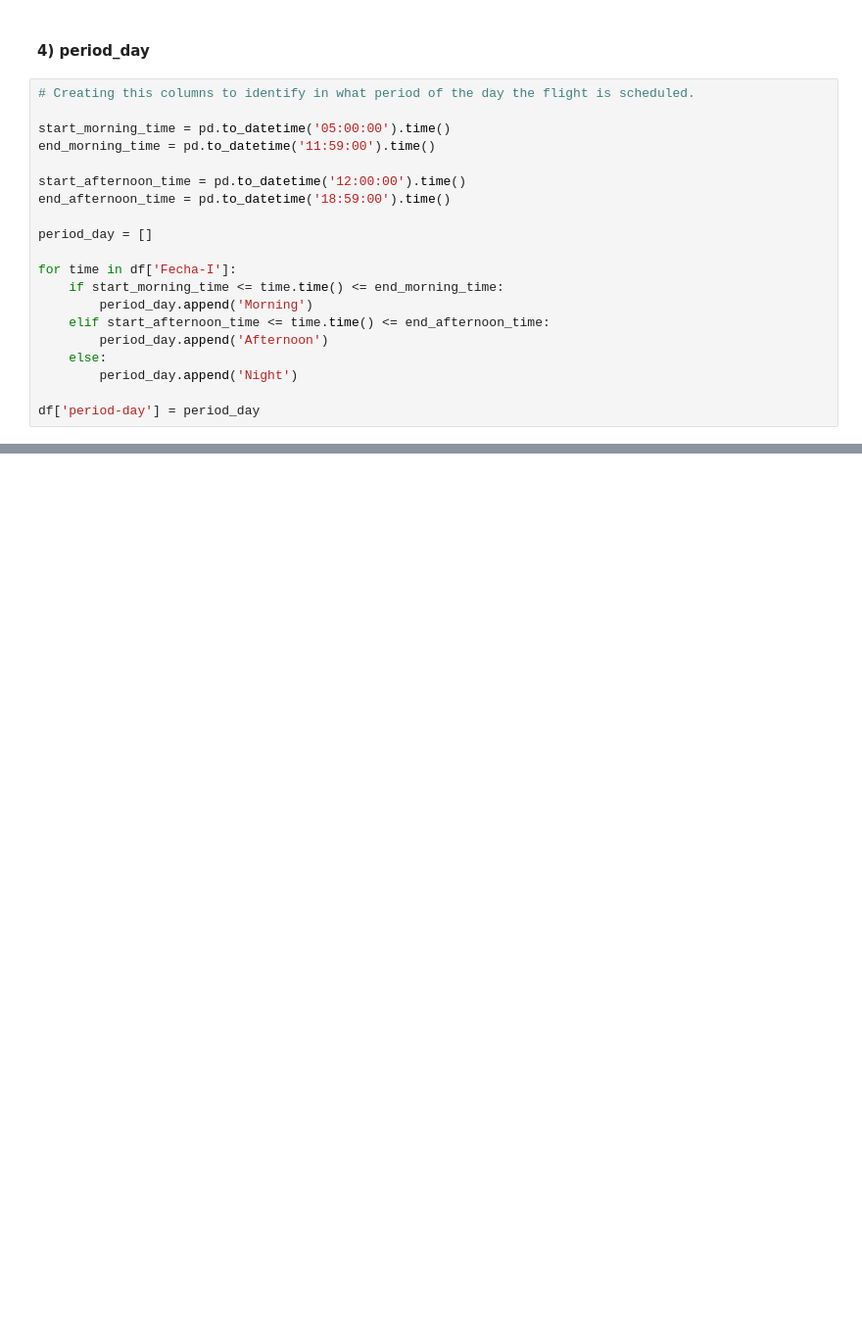
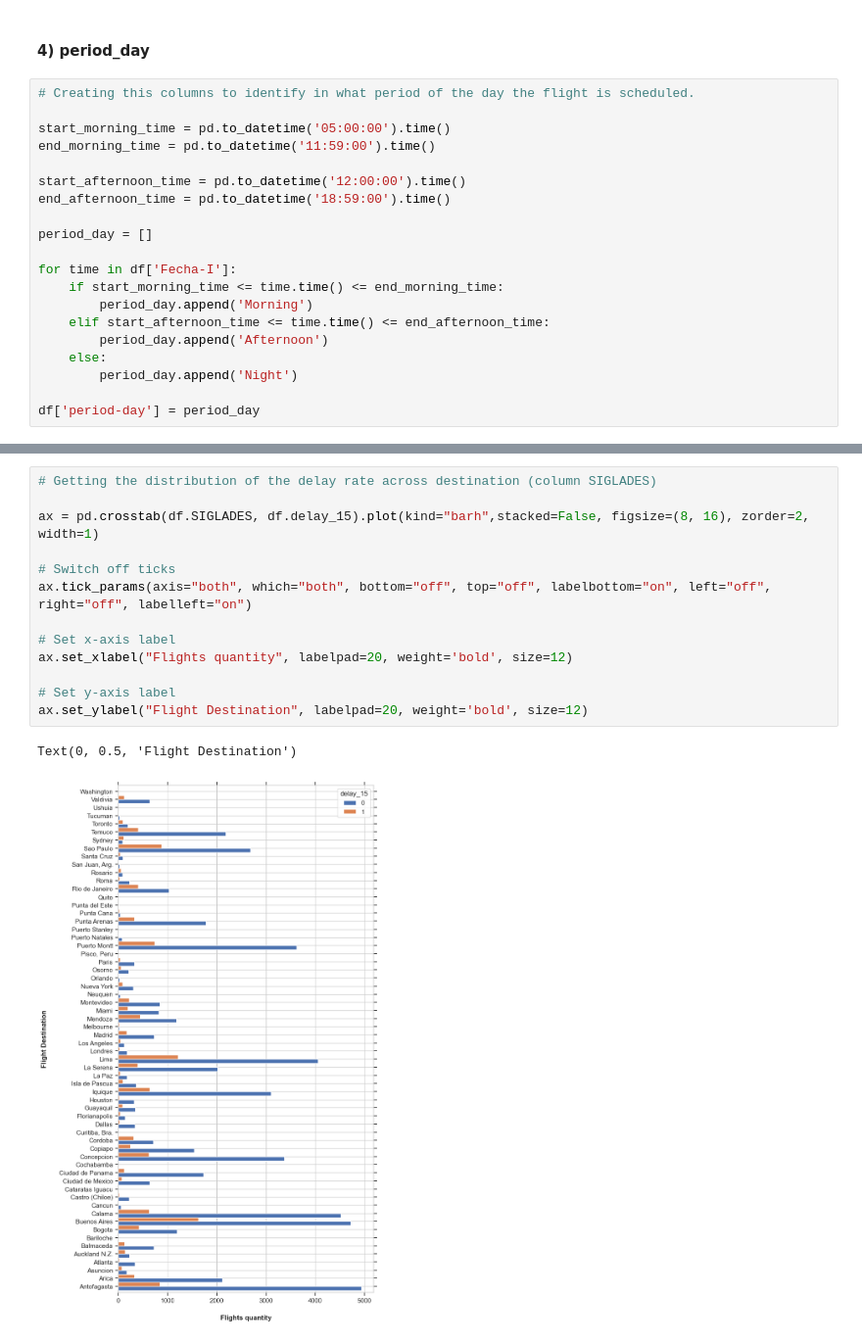
Before and after one commit to franejara/challenge-data-scientist, a Jupyter notebook: solution.ipynb, the cells around one changed output, grey strips where cells are left out. Shown at 98% size. Drawn from its saved outputs; the diff is of its cells as text; blank space fills up the shorter version.

```diff
--- a/solution.ipynb
+++ b/solution.ipynb
@@ -294,0 +317,16 @@ df.head()
+# %%
+# Getting the distribution of the delay rate across destination (column SIGLADES)
+
+ax = pd.crosstab(df.SIGLADES, df.delay_15).plot(kind="barh",stacked=False, figsize=(8, 16), zorder=2, width=1)
+
+# Switch off ticks
+ax.tick_params(axis="both", which="both", bottom="off", top="off", labelbottom="on", left="off", right="off", labelleft="on")
+
+# Set x-axis label
+ax.set_xlabel("Flights quantity", labelpad=20, weight='bold', size=12)
+
+# Set y-axis label
+ax.set_ylabel("Flight Destination", labelpad=20, weight='bold', size=12)
+# %% [output]
+Text(0, 0.5, 'Flight Destination')
+[figure, added]
```
Also changed, not shown: parts of 15 cells of this notebook.
